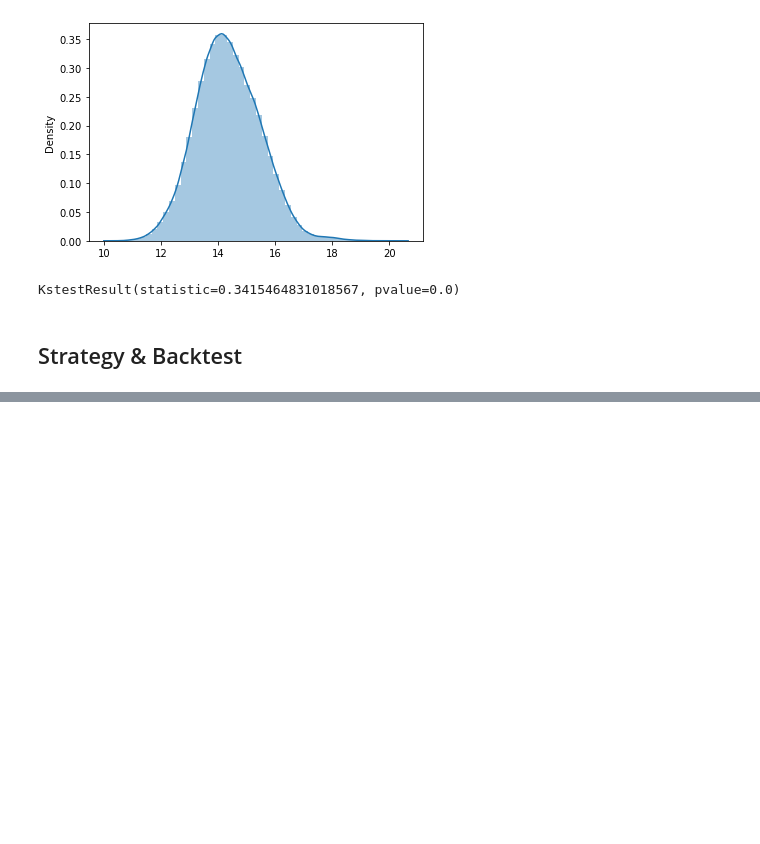
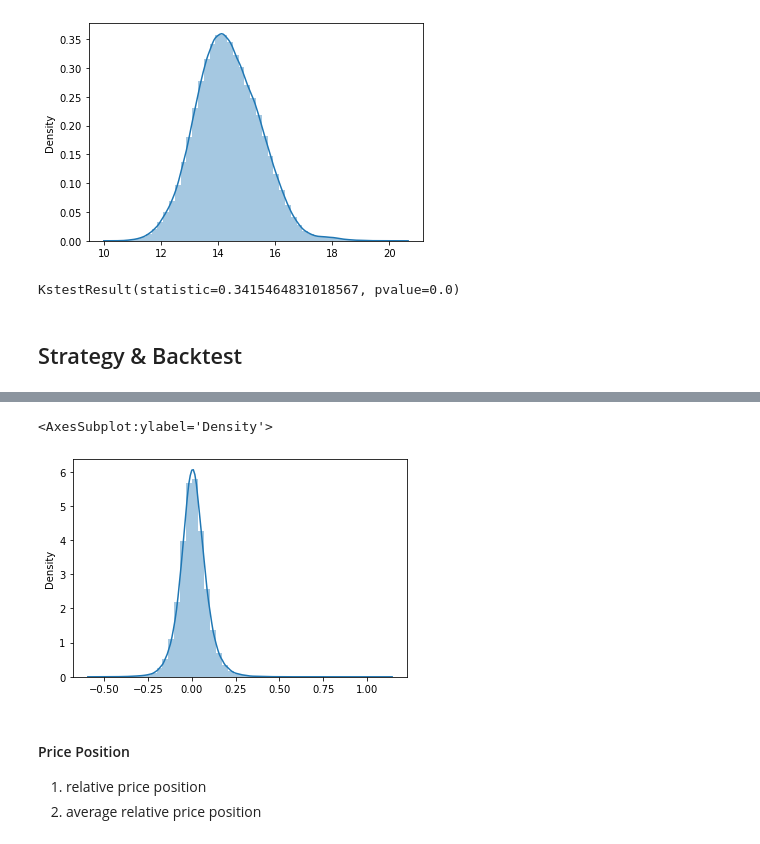
Before and after one commit to lorena597/coding-test, a Jupyter notebook: project.ipynb, the cells around one changed output, grey strips where cells are left out. Drawn from its saved outputs; the diff is of its cells as text; code cells hidden in the pictures; blank space fills up the shorter version.

```diff
--- a/project.ipynb
+++ b/project.ipynb
@@ -104,0 +156,3 @@ backtest.get_result(signal1_20)
+# %%
+signal_2_20_5 = strats.signal2(20,5)
+backtest.get_result(signal_2_20_5)
@@ -105 +171,10 @@ backtest.get_result(signal1_20)
+# %%
+sns.distplot(signal_2_20_5)
+# %% [output]
+<AxesSubplot:ylabel='Density'>
+[figure, added]
+# %% [markdown]
+#### Price Position
+1. relative price position
+2. average relative price position
 # %%
```
Also changed, not shown: parts of 31 cells of this notebook, 1 other file.
